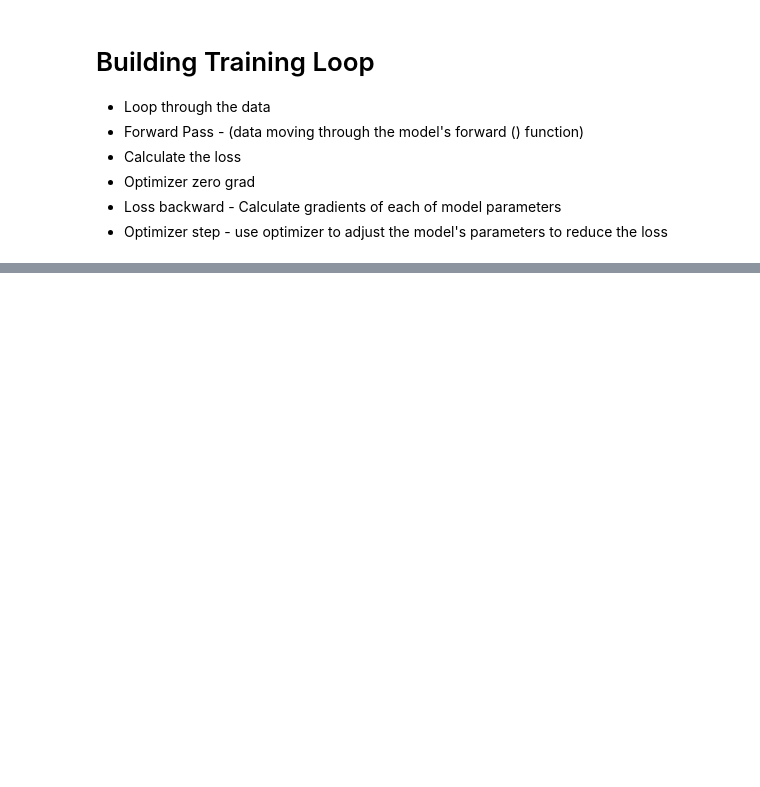
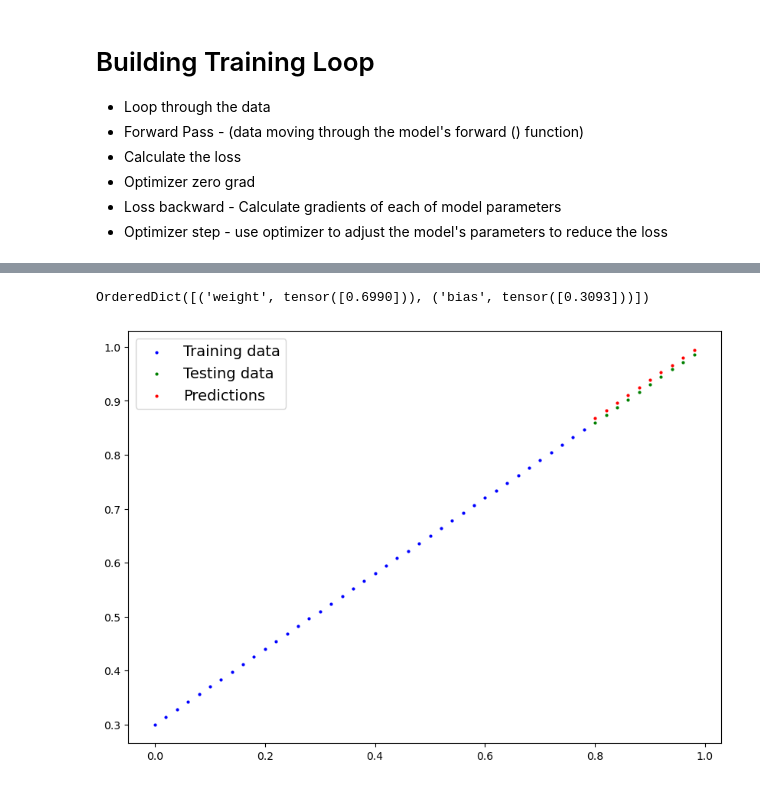
Before and after one commit to shaheer776/ai-portfolio-python, a Jupyter notebook: Deep_Learning/03_pytorch_workflow.ipynb, the cells around one changed output, grey strips where cells are left out. Saved outputs shown, nothing was run; the diff lists cells and outputs as text; code cells hidden in the pictures; blank space fills up the shorter version.

```diff
--- a/Deep_Learning/03_pytorch_workflow.ipynb
+++ b/Deep_Learning/03_pytorch_workflow.ipynb
@@ -208,7 +210,7 @@ loss_function = nn.L1Loss()
 
 Tells your model how to update its internal parameters to best lower the loss.
 # %%
-optimizer = torch.optim.SGD(model_0.parameters(),
+optimizer = torch.optim.SGD(params=model_0.parameters(),
                             lr=0.01)
 # %% [markdown]
 # Building Training Loop
@@ -220,7 +222,13 @@ optimizer = torch.optim.SGD(model_0.parameters(),
 - Loss backward - Calculate gradients of each of model parameters
 - Optimizer step - use optimizer to adjust the model's parameters to reduce the loss
 # %%
-epochs = 1
+torch.manual_seed(42)
+
+epochs = 200
+
+train_loss_value = []
+test_loss_value = []
+epoch_count = []
 
 for epoch in range(epochs):
 
@@ -233,10 +241,26 @@ for epoch in range(epochs):
     loss = loss_function(y_pred,y_train)
 
     # Optimizer zero grad
-    optimizer.zero_grad
+    optimizer.zero_grad()
 
     # Backpropogation
     loss.backward()
 
     # Step optimizer
     optimizer.step()
+
+    model_0.eval()
+
+    with torch.inference_mode():
+        test_pred = model_0(X_test)
+
+        test_loss = loss_function(test_pred, y_test.type(torch.float))
+
+    if epoch % 10 ==0:
+
+        epoch_count.append(epoch)
+        train_loss_value.append(loss.detach().numpy())
+        test_loss_value.append(test_loss.detach().numpy())
+
+        print(f"Epoch: {epoch}, | Loss: {loss}, | Test Loss: {test_loss}")
+        print(model_0.state_dict())
@@ -242,0 +285,17 @@ for epoch in range(epochs):
+# %%
+model_0.state_dict()
+# %% [output]
+OrderedDict([('weight', tensor([0.6990])), ('bias', tensor([0.3093]))])
+# %%
+# Test Code
+
+model_0.eval()
+
+with torch.inference_mode():
+    test_pred = model_0(X_test)
+
+    test_loss = loss_function(test_pred, y_test)
+# %%
+plot_predictions(predictions=test_pred)
+# %% [output]
+[figure, added]
```
Also changed, not shown: parts of 39 cells of this notebook, 1 other file.
